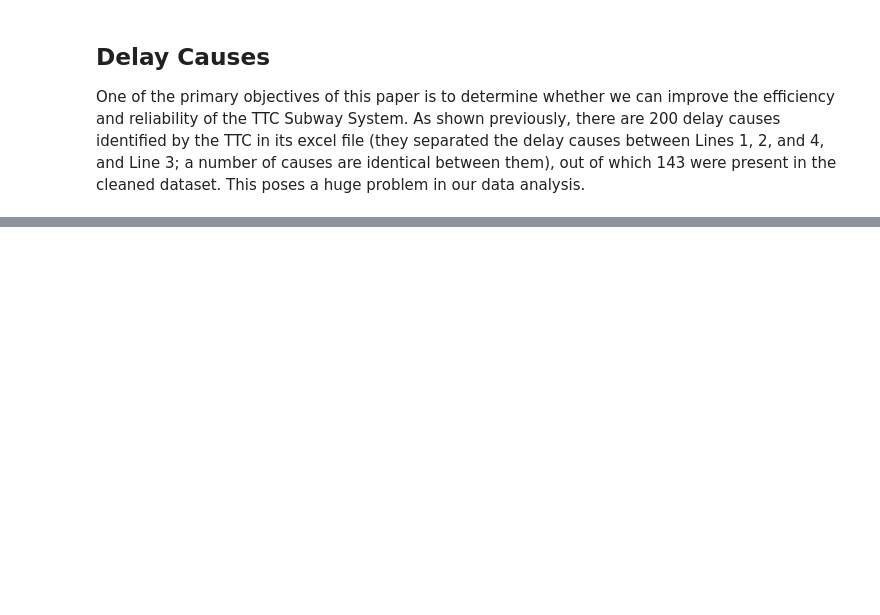
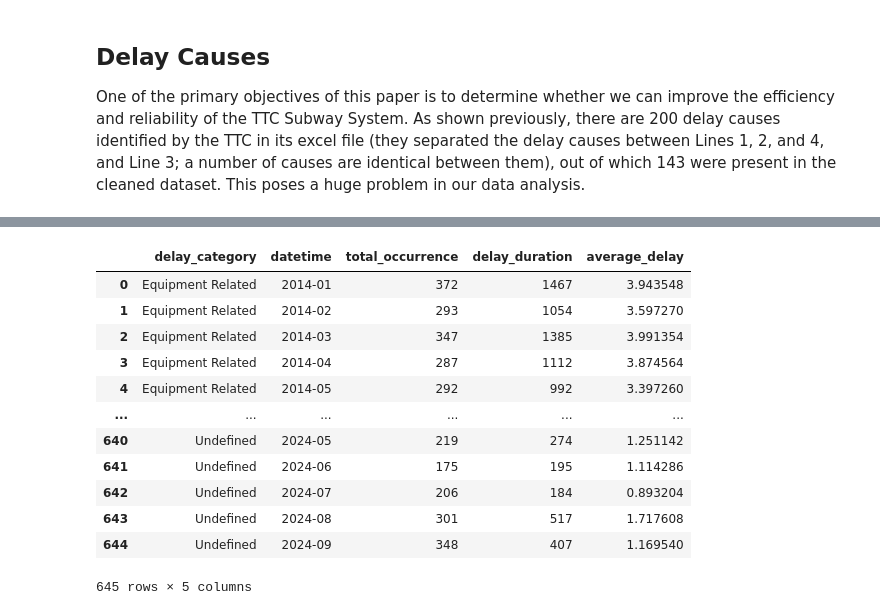
Before and after one commit to emem83/TTC-Delay-Dataset, a Jupyter notebook: TTC_Delay_Dataset_EDA.ipynb, the cells around one changed output, grey strips where cells are left out. Saved outputs shown, nothing was run; the diff lists cells and outputs as text; code cells hidden in the pictures; blank space fills up the shorter version.

```diff
--- a/TTC_Delay_Dataset_EDA.ipynb
+++ b/TTC_Delay_Dataset_EDA.ipynb
@@ -217,0 +247,24 @@ NameError: name 'categorize_delay' is not defined
+# %%
+grouped_delay_category = df_master.groupby(
+    [df_master['delay_category'],
+    df_master['datetime'].dt.to_period('M')]
+    ).agg(
+        total_occurrence = ('Min Delay', 'count'),
+        delay_duration = ('Min Delay', 'sum')
+    ).reset_index()
+grouped_delay_category['average_delay'] = grouped_delay_category['delay_duration'] / grouped_delay_category['total_occurrence']
+grouped_delay_category
+# %% [output]
+|  | delay_category | datetime | total_occurrence | delay_duration | average_delay |
+| 0 | Equipment Related | 2014-01 | 372 | 1467 | 3.943548 |
+| 1 | Equipment Related | 2014-02 | 293 | 1054 | 3.597270 |
+| 2 | Equipment Related | 2014-03 | 347 | 1385 | 3.991354 |
+| 3 | Equipment Related | 2014-04 | 287 | 1112 | 3.874564 |
+| 4 | Equipment Related | 2014-05 | 292 | 992 | 3.397260 |
+| ... | ... | ... | ... | ... | ... |
+| 640 | Undefined | 2024-05 | 219 | 274 | 1.251142 |
+| 641 | Undefined | 2024-06 | 175 | 195 | 1.114286 |
+| 642 | Undefined | 2024-07 | 206 | 184 | 0.893204 |
+| 643 | Undefined | 2024-08 | 301 | 517 | 1.717608 |
+| 644 | Undefined | 2024-09 | 348 | 407 | 1.169540 |
+645 rows × 5 columns
```
Also changed, not shown: parts of 7 cells of this notebook.
